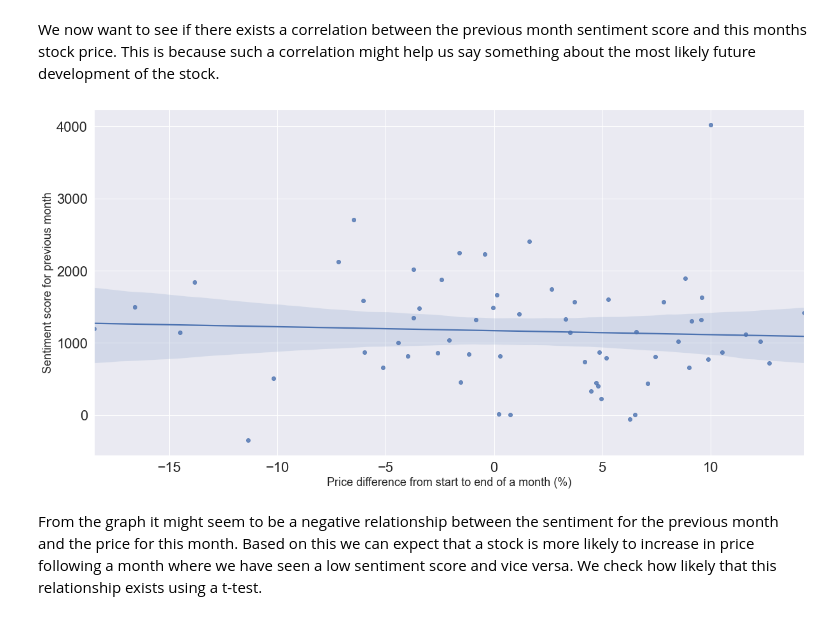
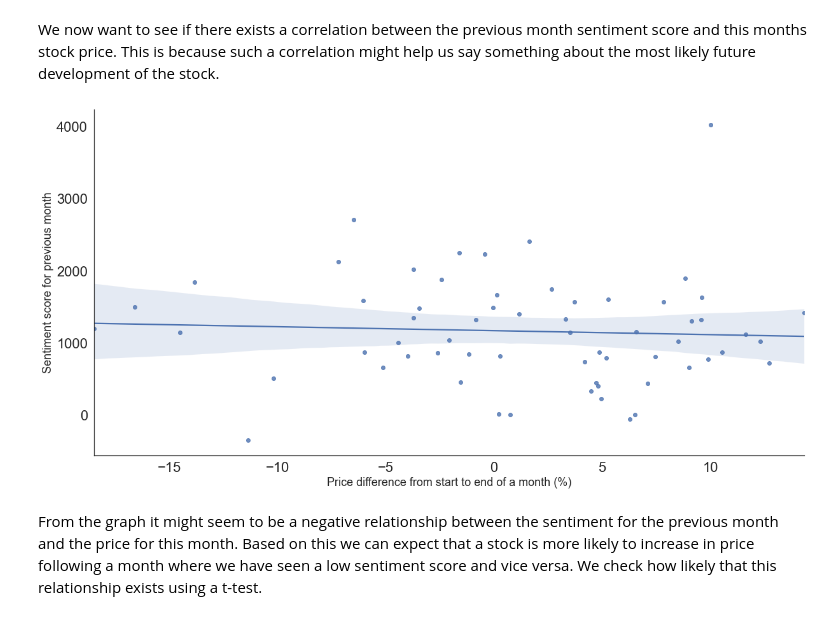
Before and after one commit to epfl-ada/ada-2021-project-club6analysis, a Jupyter notebook: stock_sentiment_analysis_2.ipynb, the cells around one changed output. Saved outputs shown, nothing was run; the diff lists cells and outputs as text; code cells hidden in the pictures.

```diff
--- a/stock_sentiment_analysis_2.ipynb
+++ b/stock_sentiment_analysis_2.ipynb
@@ -238,11 +238,13 @@ sentiment_previous_month['Date']=sentiment_previous_month['Date']-DateOffset(mon
 stock_sentiment_previous_month=pd.merge(stock_diff_monthly, sentiment_previous_month, how='inner', on = 'Date')
 # %%
 fig, ax=plt.subplots(figsize=(20,10))
+sns.set_theme(style='white', rc={'axes.spines.right': False, 'axes.spines.top': False}, font_scale=2)
+sns.set(font_scale=2)
 ax=sns.regplot(x=stock_sentiment_previous_month.Price_difference, y=stock_sentiment_previous_month.Sentiment_score)
 ax.set_xlabel('Price difference from start to end of a month (%)', size=18)
 ax.set_ylabel('Sentiment score for previous month', size=18);
 # %% [output]
-[figure, old version]
+[figure, new version]
 # %% [markdown]
 From the graph it might seem to be a negative relationship between the sentiment for the previous month and the price for this month. Based on this we can expect that a stock is more likely to increase in price following a month where we have seen a low sentiment score and vice versa. We check how likely that this relationship exists using a t-test.
 # %%
```
Also changed, not shown: parts of 2 cells of this notebook.
